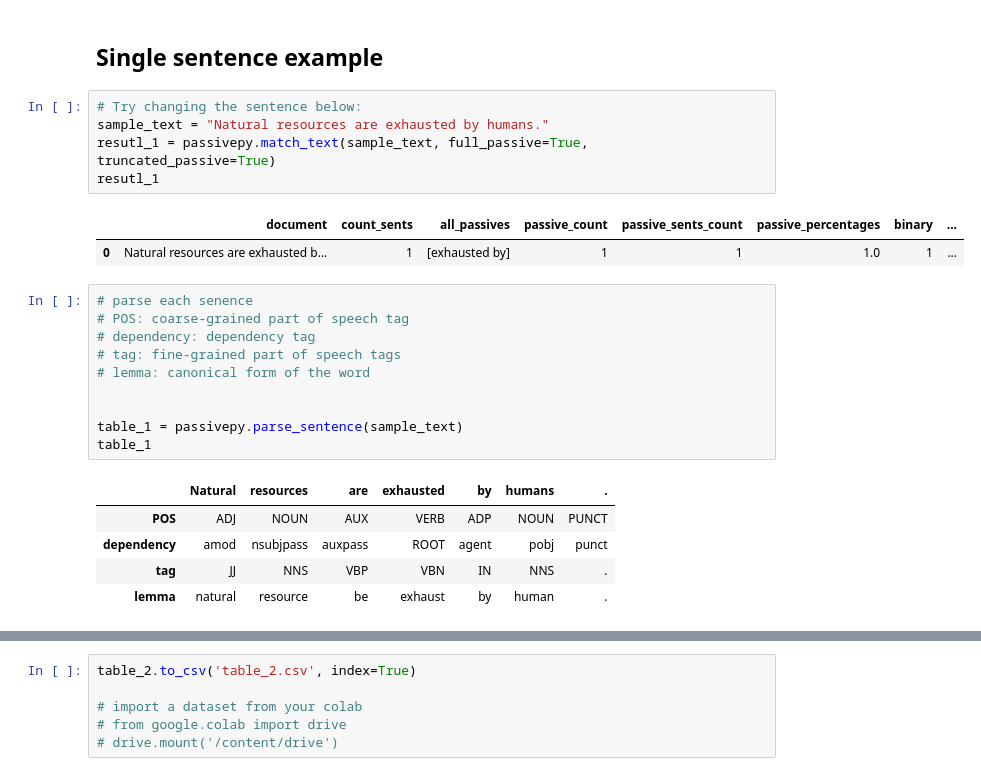
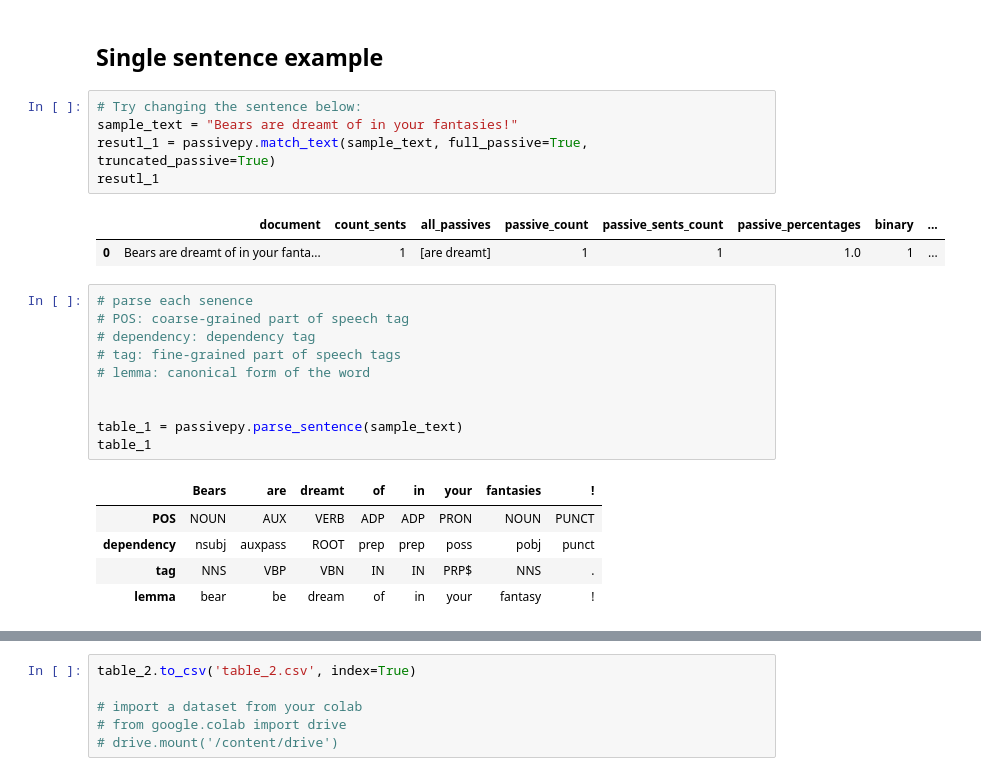
Before and after one commit to mitramir55/PassivePy, a Jupyter notebook: PassivePy notebook.ipynb, the cells around one changed output, grey strips where cells are left out. Saved outputs shown, nothing was run; the diff lists cells and outputs as text.

```diff
--- a/PassivePy notebook.ipynb
+++ b/PassivePy notebook.ipynb
@@ -42,12 +61,12 @@ ModuleNotFoundError: No module named 'spacy_legacy.architectures.entity_linker'
 ## Single sentence example
 # %%
 # Try changing the sentence below:
-sample_text = "Natural resources are exhausted by humans."
+sample_text = "Bears are dreamt of in your fantasies!"
 resutl_1 = passivepy.match_text(sample_text, full_passive=True, truncated_passive=True)
 resutl_1
 # %% [output]
 |  | document | count_sents | all_passives | passive_count | passive_sents_count | passive_percentages | binary | ... |
-| 0 | Natural resources are exhausted b... | 1 | [exhausted by] | 1 | 1 | 1.0 | 1 | ... |
+| 0 | Bears are dreamt of in your fanta... | 1 | [are dreamt] | 1 | 1 | 1.0 | 1 | ... |
 # %%
 # parse each senence
 # POS: coarse-grained part of speech tag
@@ -59,9 +78,9 @@ resutl_1
 table_1 = passivepy.parse_sentence(sample_text)
 table_1
 # %% [output]
-|  | Natural | resources | are | exhausted | by | humans | . |
-| POS | ADJ | NOUN | AUX | VERB | ADP | NOUN | PUNCT |
-| dependency | amod | nsubjpass | auxpass | ROOT | agent | pobj | punct |
-| tag | JJ | NNS | VBP | VBN | IN | NNS | . |
-| lemma | natural | resource | be | exhaust | by | human | . |
+|  | Bears | are | dreamt | of | in | your | fantasies | ! |
+| POS | NOUN | AUX | VERB | ADP | ADP | PRON | NOUN | PUNCT |
+| dependency | nsubj | auxpass | ROOT | prep | prep | poss | pobj | punct |
+| tag | NNS | VBP | VBN | IN | IN | PRP$ | NNS | . |
+| lemma | bear | be | dream | of | in | your | fantasy | ! |
 # %%
```
Also changed, not shown: parts of 13 cells of this notebook, 14 other files.
